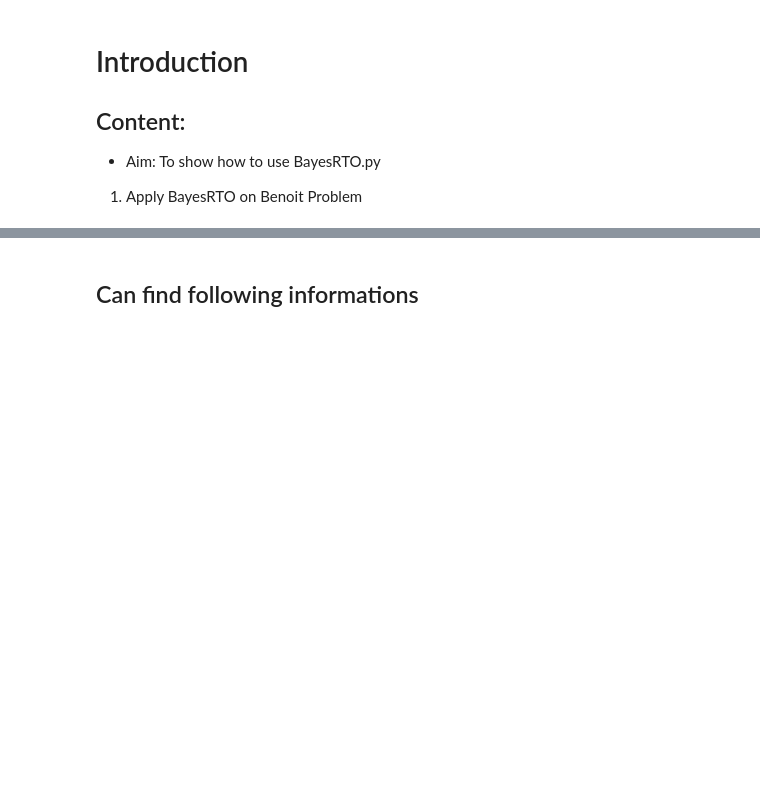
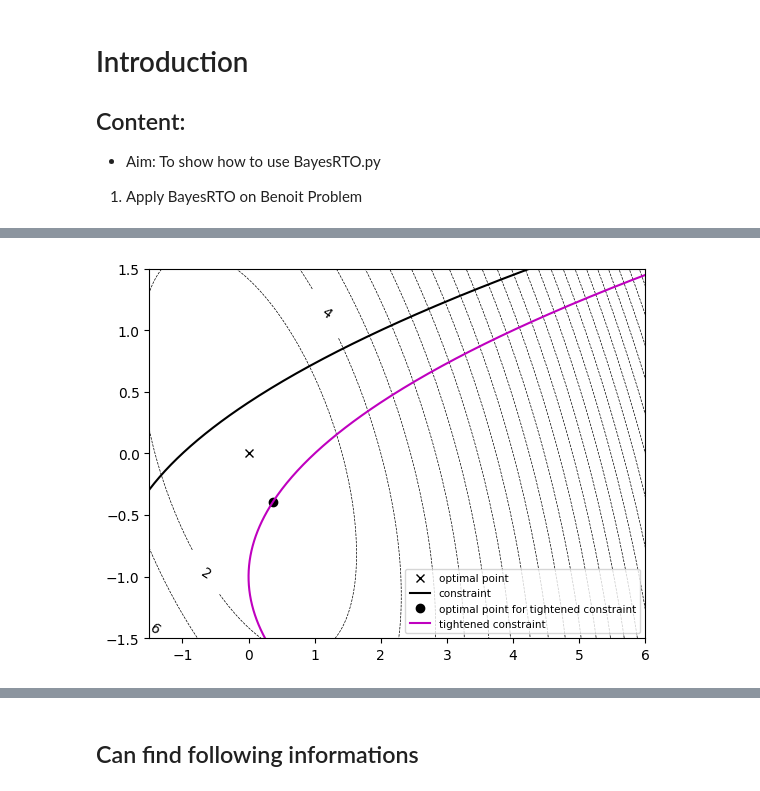
Before and after one commit to dleeim/Safe-Bayesian-Optimization, a Jupyter notebook: BayesRTO_Example.ipynb, the cells around one changed output, grey strips where cells are left out. Saved outputs shown, nothing was run; the diff lists cells and outputs as text; code cells hidden in the pictures; blank space fills up the shorter version.

```diff
--- a/BayesRTO_Example.ipynb
+++ b/BayesRTO_Example.ipynb
@@ -15,0 +21,86 @@ import Benoit_Problem
+# %%
+# Plot for objective function
+def plant_drawing(is_constraint,is_tight_constraint):
+        delta = 0.01
+        x = np.arange(-6.5, 6.5, delta)
+        y = np.arange(-6.5, 6.5, delta)
+        u = np.meshgrid(x, y)
+        levels = np.linspace(0,50,26)
+
+        CS1 = plt.contour(u[0],u[1],Benoit_Problem.Benoit_System_1(u),levels,colors='k',linestyles = "dashed",linewidths = 0.5)
+        plt.clabel(CS1,inline=True)
+        plt.axis((-1.5, 6.0, -1.5, 1.5))
+
+        if is_constraint == True:
+                plt.plot(0,0,'kx')
+
+                # Plot for constraint
+                uc0 = 1. + x**2 + 2.*x - 2.
+                constraint1 = plt.plot(uc0,x,'k')
+
+        if is_tight_constraint == True:
+                # Plot for optimal value for optimization with tightened constraint
+                plt.plot(0.36845785, -0.39299271,'ko')
+
+                # Plot for tightened constraint
+                uc0t = 1. + x ** 2 + 2. * x
+                constraint2 = plt.plot(uc0t,x,'m')
+
+# Plot trust region circle
+def trustregion_drawing(r,input_0,input_1):
+
+        d_trial_x = np.linspace(-r, r, 50)
+        d_trial_ypos= []
+        d_trial_yneg = []
+        equations = lambda d: [r - np.linalg.norm(d),d[0] - j]
+        for j in d_trial_x:
+                initial_guess = [0,0]
+                d = fsolve(equations,initial_guess)
+                d_trial_ypos.append(d[1])
+                d_trial_yneg.append(-d[1])
+
+        d_trial_ypos = np.array(d_trial_ypos)
+        d_trial_yneg = np.array(d_trial_yneg)
+
+        plt.plot(d_trial_x+input_0,d_trial_ypos+input_1,'k-',linewidth=0.5)
+        plt.plot(d_trial_x+input_0,d_trial_yneg+input_1,'k-',linewidth=0.5)
+
+def BRTO_Benoit_drawing(data):
+        plt.figure()
+        # Drawing for Benoit's Problem
+        plant_drawing(is_constraint = False,is_tight_constraint = True)
+
+        # Plot points for input observed
+        plt.plot(data['input_0'],data['input_1'], 'ro')
+        plt.plot(data['input_0'],data['input_1'],'b-',linewidth=1,label='_nolegend_')
+
+        n_iter = len(data['input_0'])
+        for i in range(n_iter):
+                trustregion_drawing(data['r'][i],data['input_0'][i],data['input_1'][i])
+
+def create_frame(fun_drawing,t,filename):
+        fun_drawing
+        plt.savefig(filename)
+        plt.close()
+
+def create_GIF(frame_duration,filenames,GIFname):
+        # create a GIF from saved frames
+        frame_duration = 1000
+        with imageio.get_writer(GIFname, mode='I', duration=frame_duration) as writer:
+                for filename in filenames:
+                        image = imageio.imread(filename)
+                        writer.append_data(image)
+        # remove individual frame files
+        for filename in filenames:
+                os.remove(filename)
+
+# plant_drawing(is_constraint=True,is_tight_constraint=False)
+plant_drawing(is_constraint=True,is_tight_constraint=True)
+plt.legend(["optimal point",
+            "constraint",
+            'optimal point for tightened constraint',
+            'tightened constraint'],
+                fontsize = 7.5)
+plt.show()
+# %% [output]
+[figure, added]
```
Also changed, not shown: parts of 8 cells of this notebook, 5 other files.
